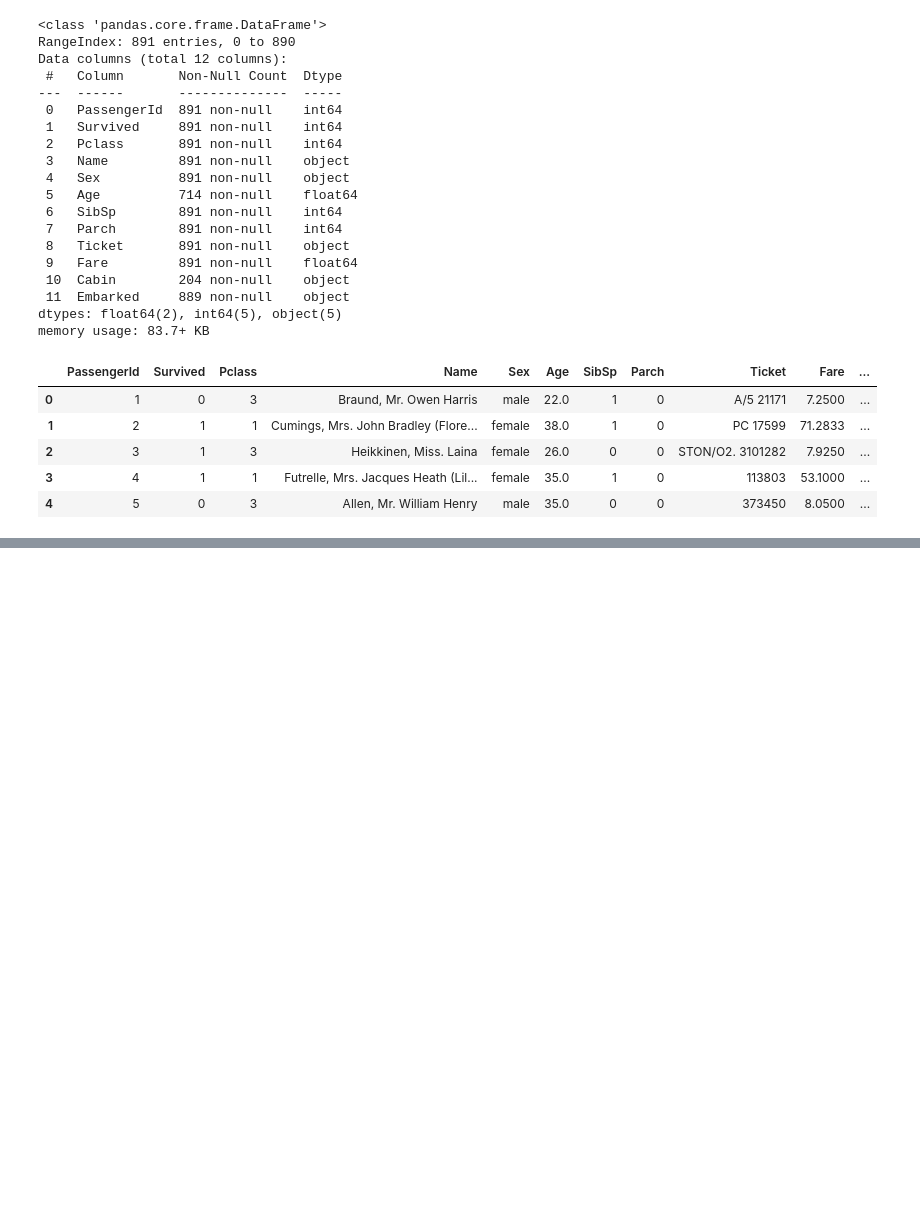
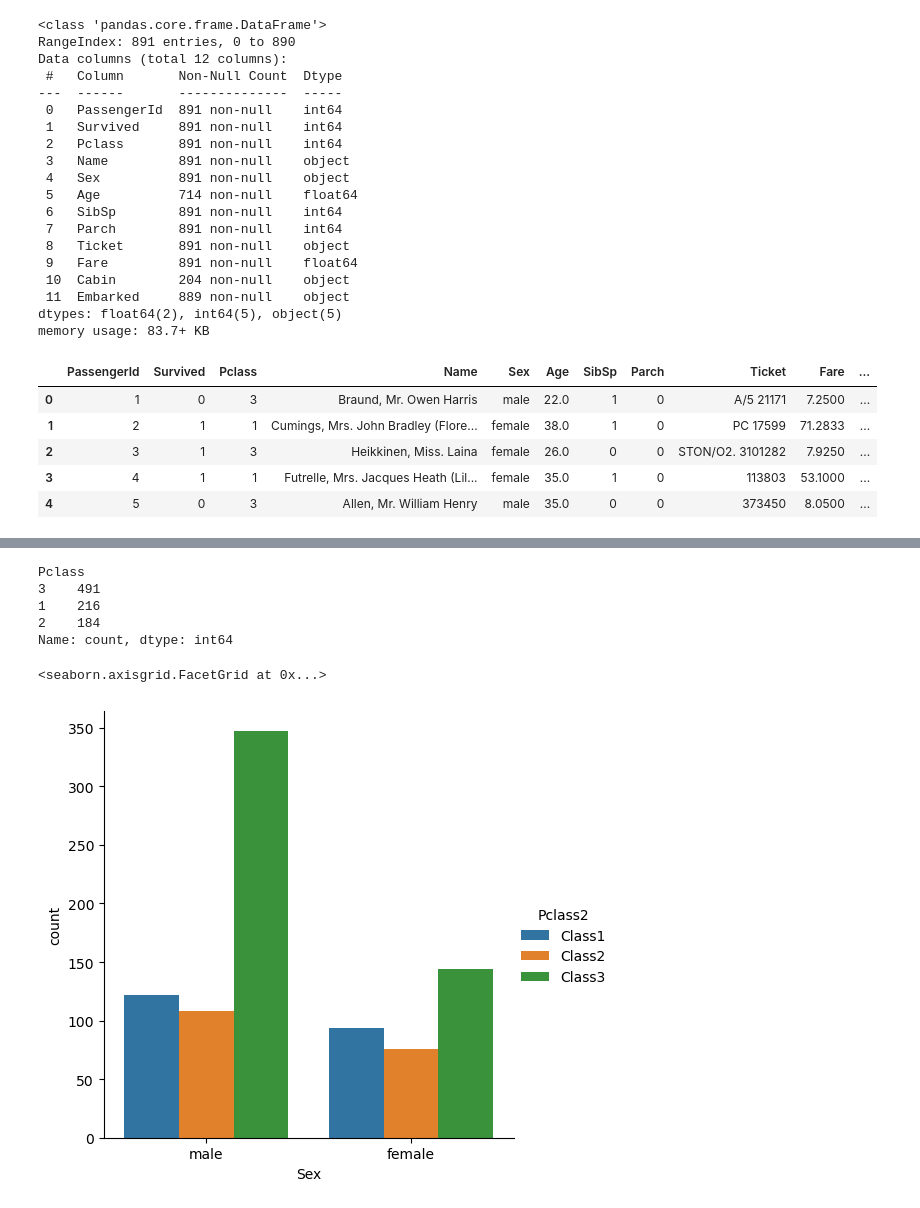
Before and after one commit to hferhat/DataWorks, a Jupyter notebook: TitanicDataAnalysisWork.ipynb, the cells around one changed output, grey strips where cells are left out. Drawn from its saved outputs; the diff is of its cells as text; code cells hidden in the pictures; blank space fills up the shorter version.

```diff
--- a/TitanicDataAnalysisWork.ipynb
+++ b/TitanicDataAnalysisWork.ipynb
@@ -111,0 +144,23 @@ TypeError: Horizontal orientation requires numeric `x` variable.
+# %%
+titanic_df["Pclass"].value_counts()
+# %% [output]
+Pclass
+3    491
+1    216
+2    184
+Name: count, dtype: int64
+# %%
+mapping = {
+    1: 'Class1',
+    2: 'Class2',
+    3: 'Class3'
+}
+# %%
+titanic_df['Pclass2'] = titanic_df['Pclass'].replace(mapping)
+# %%
+titanic_df['Pclass2'] = titanic_df['Pclass2'].astype('category')
+# %%
+sns.catplot(x='Sex', data=titanic_df, kind='count',hue = 'Pclass2')
+# %% [output]
+<seaborn.axisgrid.FacetGrid at 0x...>
+[figure, added]
```
Also changed, not shown: parts of 15 cells of this notebook.
